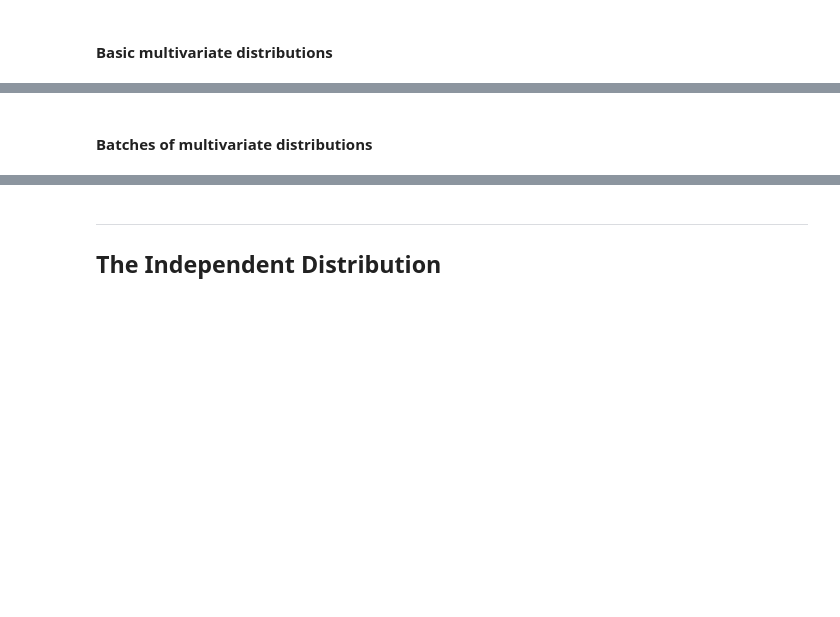
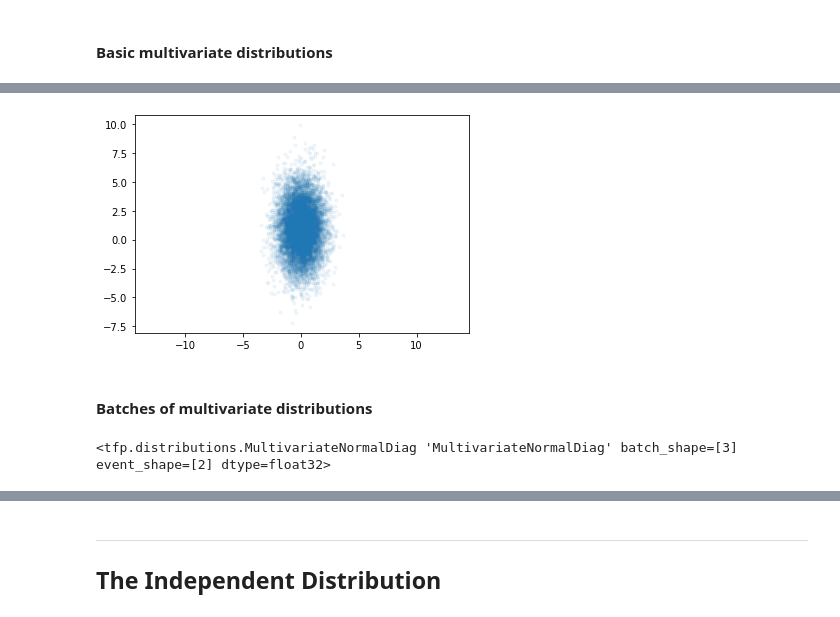
Before and after one commit to jpceia/Probabilistic-Deep-Learning-with-Tensorflow-2, a Jupyter notebook: week 1/tutorials/Coding Tutorial.ipynb, the cells around one changed output, grey strips where cells are left out. Saved outputs shown, nothing was run; the diff lists cells and outputs as text; code cells hidden in the pictures; blank space fills up the shorter version.

```diff
--- a/week 1/tutorials/Coding Tutorial.ipynb
+++ b/week 1/tutorials/Coding Tutorial.ipynb
@@ -102,3 +196,6 @@ bernoulli_batch_2D.prob([[[1, 0],
 #### Basic multivariate distributions
 # %%
 # Define 2D multivariate Gaussian with diagonal covariance matrix
+
+normal_diag = tfd.MultivariateNormalDiag(loc=[0, 1], scale_diag=[1, 2])
+normal_diag
@@ -107,9 +220,11 @@ bernoulli_batch_2D.prob([[[1, 0],
 # %%
 # Make a plot
 
 plt_sample = normal_diag.sample(10000)
-plt.scatter(plt_sample[:, 0], plt_sample[:, 1], marker='.', alpha=0.05)
+plt.scatter(plt_sample[:, 0].numpy(), plt_sample[:, 1], marker='.', alpha=0.05)
 plt.axis('equal')
 plt.show()
+# %% [output]
+[figure, added]
 # %% [markdown]
 #### Batches of multivariate distributions
@@ -118,2 +231,10 @@ plt.show()
+# %%
+# Create three "batches" of multivariate normals
+
+normal_diag_batch = tfd.MultivariateNormalDiag(loc=[[0, 0], [0, 0], [0, 0]],
+                                              scale_diag=[[1, 2], [2, 1], [2, 2]])
+normal_diag_batch
+# %% [output]
+<tfp.distributions.MultivariateNormalDiag 'MultivariateNormalDiag' batch_shape=[3] event_shape=[2] dtype=float32>
 # %%
 # Sample from it
```
Also changed, not shown: parts of 83 cells of this notebook.
